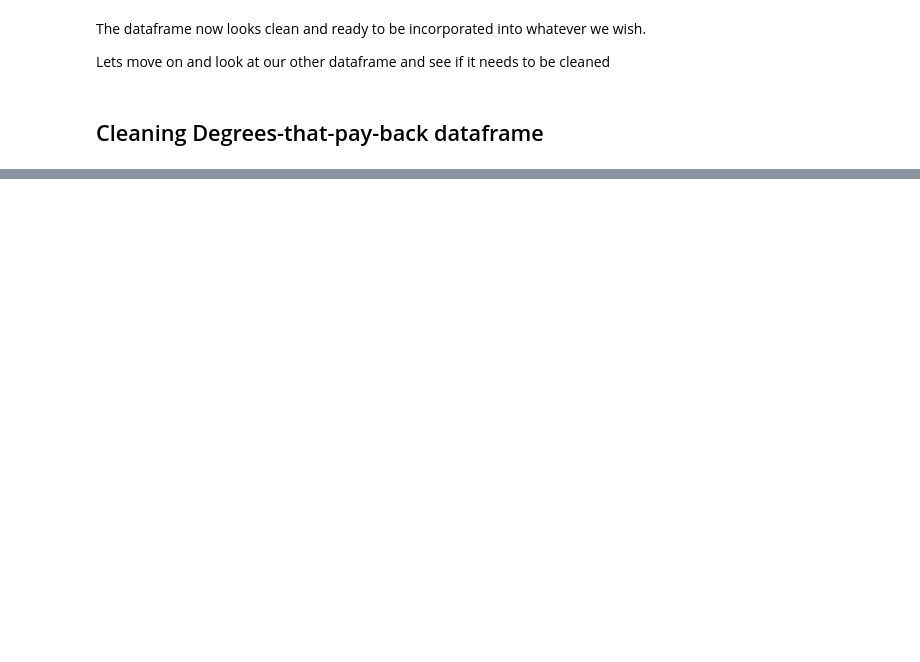
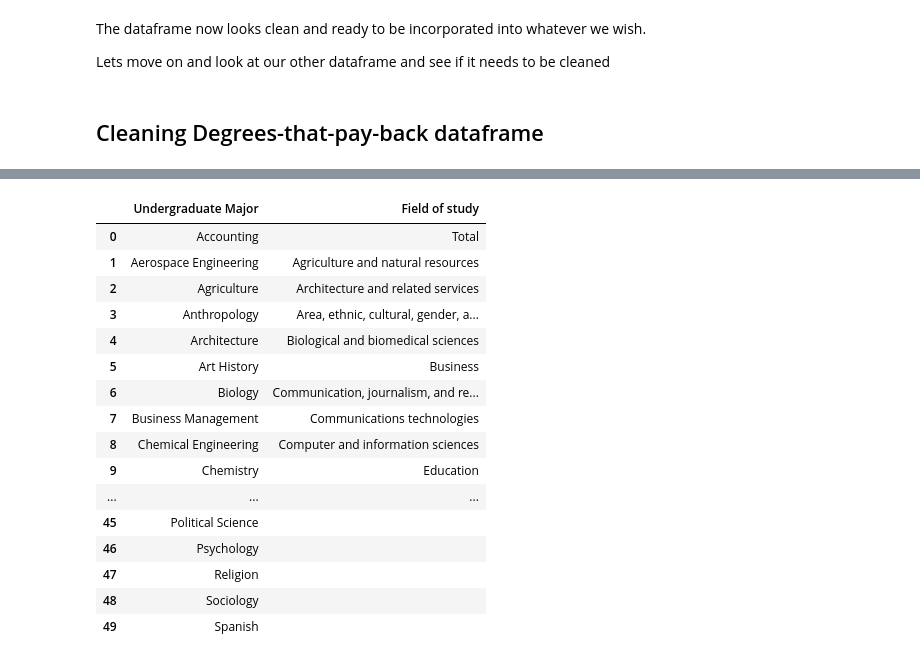
Before and after one commit to Michaeltran2014/Major_Evaluation, a Jupyter notebook: Major_Evaluation.ipynb, the cells around one changed output, grey strips where cells are left out. Saved outputs shown, nothing was run; the diff lists cells and outputs as text; code cells hidden in the pictures; blank space fills up the shorter version.

```diff
--- a/Major_Evaluation.ipynb
+++ b/Major_Evaluation.ipynb
@@ -236,0 +368,27 @@ Lets move on and look at our other dataframe and see if it needs to be cleaned
+# %%
+#In order to make the process of looking through each list of majors easier, lets make a new dataframe that
+#lets us see the majors side by side
+
+DF_majors = pd.concat([DF["degrees-that-pay-back"],DF["Bachelor_Degrees_Conferred"]], axis = 1, join_axes = [DF["degrees-that-pay-back"].index])
+DF_majors = DF_majors[["Undergraduate Major", "Field of study"]]
+DF_majors = DF_majors.fillna('')
+# %%
+DF_majors
+# %% [output]
+|  | Undergraduate Major | Field of study |
+| 0 | Accounting | Total |
+| 1 | Aerospace Engineering | Agriculture and natural resources |
+| 2 | Agriculture | Architecture and related services |
+| 3 | Anthropology | Area, ethnic, cultural, gender, a... |
+| 4 | Architecture | Biological and biomedical sciences |
+| 5 | Art History | Business |
+| 6 | Biology | Communication, journalism, and re... |
+| 7 | Business Management | Communications technologies |
+| 8 | Chemical Engineering | Computer and information sciences |
+| 9 | Chemistry | Education |
+| ... | ... | ... |
+| 45 | Political Science |  |
+| 46 | Psychology |  |
+| 47 | Religion |  |
+| 48 | Sociology |  |
+| 49 | Spanish |  |
```
Also changed, not shown: parts of 21 cells of this notebook.
